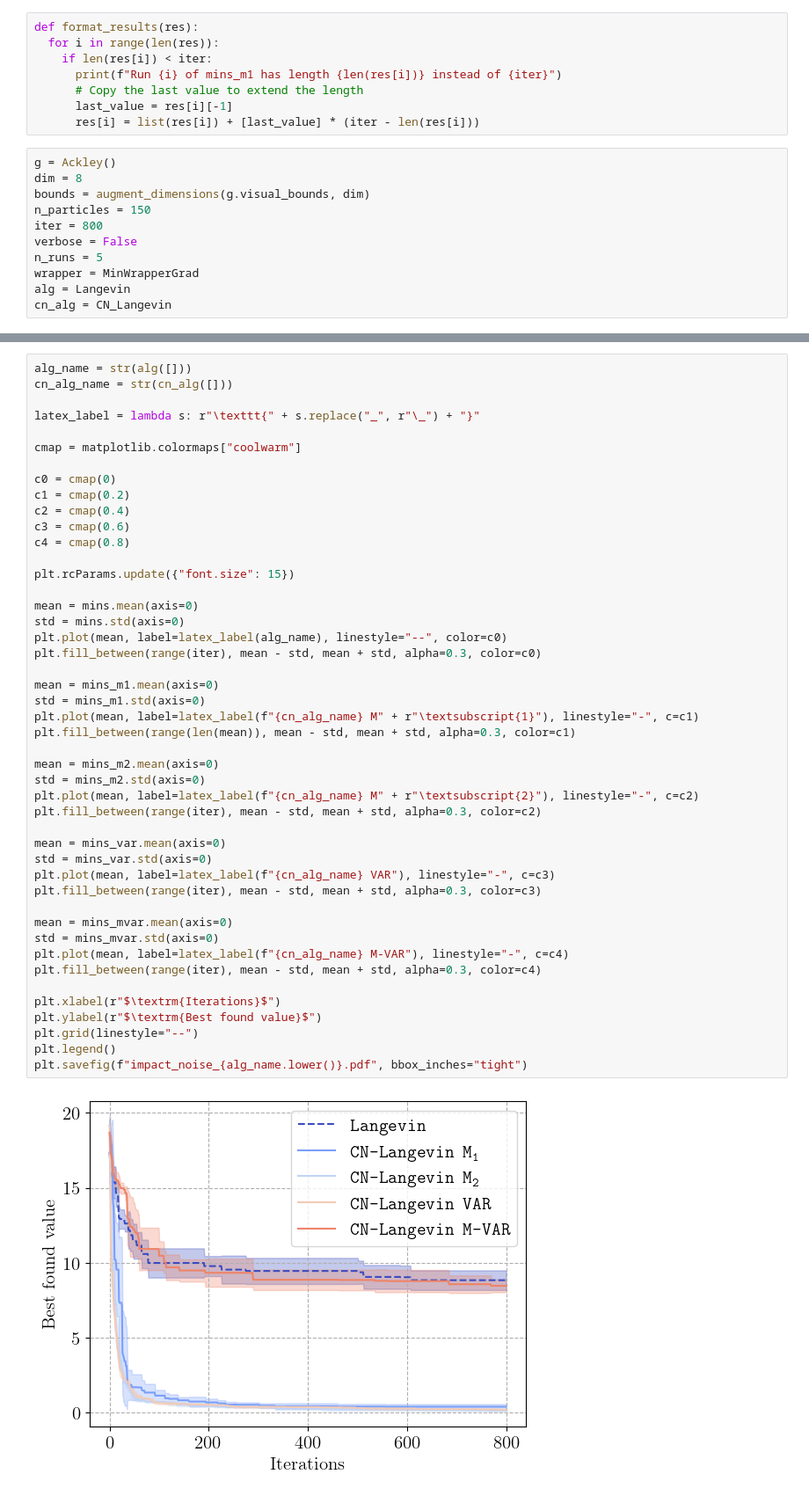
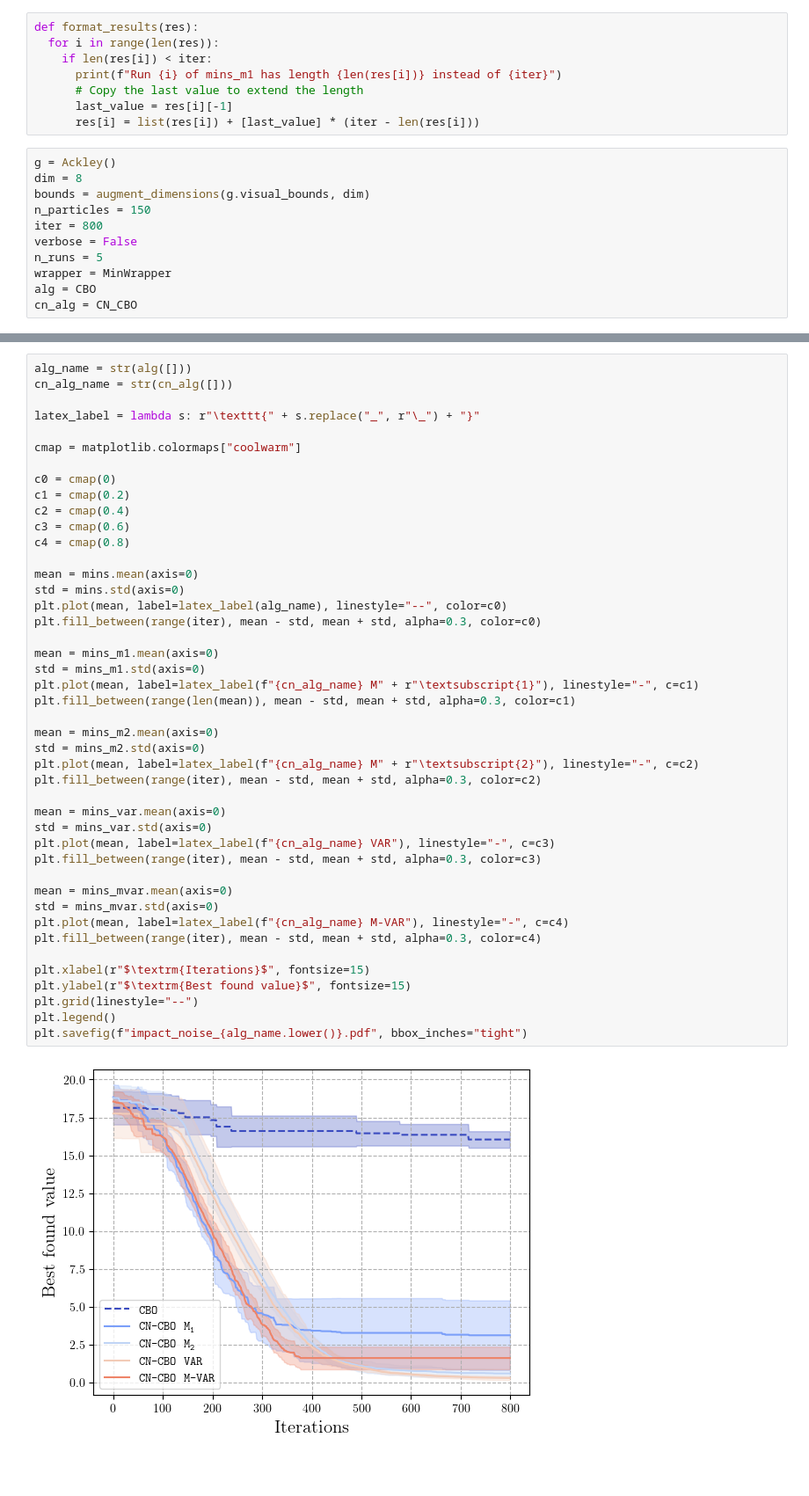
Before and after one commit to gaetanserre/GOB, a Jupyter notebook: exps/notebooks/impact_noise.ipynb, the cells around one changed output, grey strips where cells are left out. Shown at 88% size. Cells and saved outputs as stored; diff of their text form; blank space fills up the shorter version.

```diff
--- a/exps/notebooks/impact_noise.ipynb
+++ b/exps/notebooks/impact_noise.ipynb
@@ -66,9 +66,9 @@ n_particles = 150
 iter = 800
 verbose = False
 n_runs = 5
-wrapper = MinWrapperGrad
-alg = Langevin
-cn_alg = CN_Langevin
+wrapper = MinWrapper
+alg = CBO
+cn_alg = CN_CBO
 # %%
 mins = []
 for i in range(n_runs):
@@ -177,38 +172,36 @@ c1 = cmap(0.2)
 c2 = cmap(0.4)
 c3 = cmap(0.6)
 c4 = cmap(0.8)
-
-plt.rcParams.update({"font.size": 15})
 
 mean = mins.mean(axis=0)
 std = mins.std(axis=0)
 plt.plot(mean, label=latex_label(alg_name), linestyle="--", color=c0)
 plt.fill_between(range(iter), mean - std, mean + std, alpha=0.3, color=c0)
 
 mean = mins_m1.mean(axis=0)
 std = mins_m1.std(axis=0)
 plt.plot(mean, label=latex_label(f"{cn_alg_name} M" + r"\textsubscript{1}"), linestyle="-", c=c1)
 plt.fill_between(range(len(mean)), mean - std, mean + std, alpha=0.3, color=c1)
 
 mean = mins_m2.mean(axis=0)
 std = mins_m2.std(axis=0)
 plt.plot(mean, label=latex_label(f"{cn_alg_name} M" + r"\textsubscript{2}"), linestyle="-", c=c2)
 plt.fill_between(range(iter), mean - std, mean + std, alpha=0.3, color=c2)
 
 mean = mins_var.mean(axis=0)
 std = mins_var.std(axis=0)
 plt.plot(mean, label=latex_label(f"{cn_alg_name} VAR"), linestyle="-", c=c3)
 plt.fill_between(range(iter), mean - std, mean + std, alpha=0.3, color=c3)
 
 mean = mins_mvar.mean(axis=0)
 std = mins_mvar.std(axis=0)
 plt.plot(mean, label=latex_label(f"{cn_alg_name} M-VAR"), linestyle="-", c=c4)
 plt.fill_between(range(iter), mean - std, mean + std, alpha=0.3, color=c4)
 
-plt.xlabel(r"$\textrm{Iterations}$")
-plt.ylabel(r"$\textrm{Best found value}$")
+plt.xlabel(r"$\textrm{Iterations}$", fontsize=15)
+plt.ylabel(r"$\textrm{Best found value}$", fontsize=15)
 plt.grid(linestyle="--")
 plt.legend()
 plt.savefig(f"impact_noise_{alg_name.lower()}.pdf", bbox_inches="tight")
 # %% [output]
-[figure, old version]
+[figure, new version]
```
Also changed, not shown: parts of 5 cells of this notebook, 5 other files.
